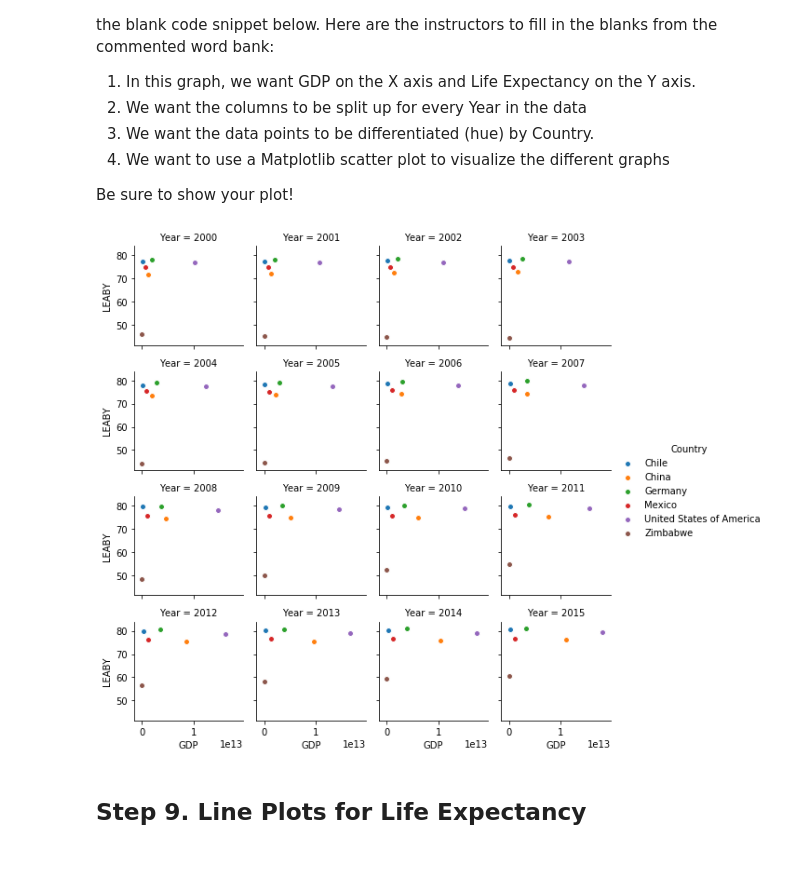
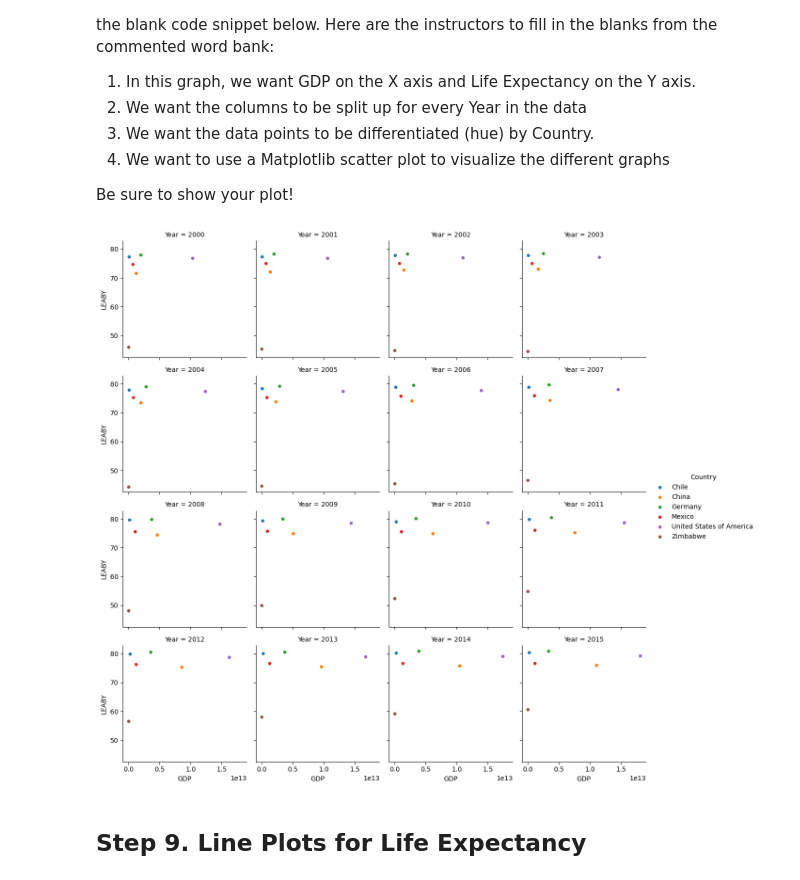
Before and after one commit to jericahuang/ml-ds-gui, a Jupyter notebook: ds/lifeexpectancy_gdp/life_expectancy_gdp.ipynb, the cells around one changed output. Cells and saved outputs as stored; diff of their text form; code cells hidden in the pictures.

```diff
--- a/ds/lifeexpectancy_gdp/life_expectancy_gdp.ipynb
+++ b/ds/lifeexpectancy_gdp/life_expectancy_gdp.ipynb
@@ -195,19 +216,10 @@ Here are the instructors to fill in the blanks from the commented word bank:
 
 Be sure to show your plot!
 # %%
-# WORDBANK:
-# "Year"
-# "Country"
-# "GDP"
-# "LEABY"
-# plt.scatter
-
-
-# Uncomment the code below and fill in the blanks
-g = sns.FacetGrid(df, col="Year", hue="Country", col_wrap=4, size=2)
+g = sns.FacetGrid(df, col="Year", hue="Country", col_wrap=4)
 g = (g.map(plt.scatter, "GDP", "LEABY", edgecolor="w").add_legend())
 # %% [output]
-[figure, old version]
+[figure, new version]
 # %% [markdown]
 ## Step 9. Line Plots for Life Expectancy
 # %% [markdown]
```
Also changed, not shown: parts of 7 cells of this notebook, 2 other files.
